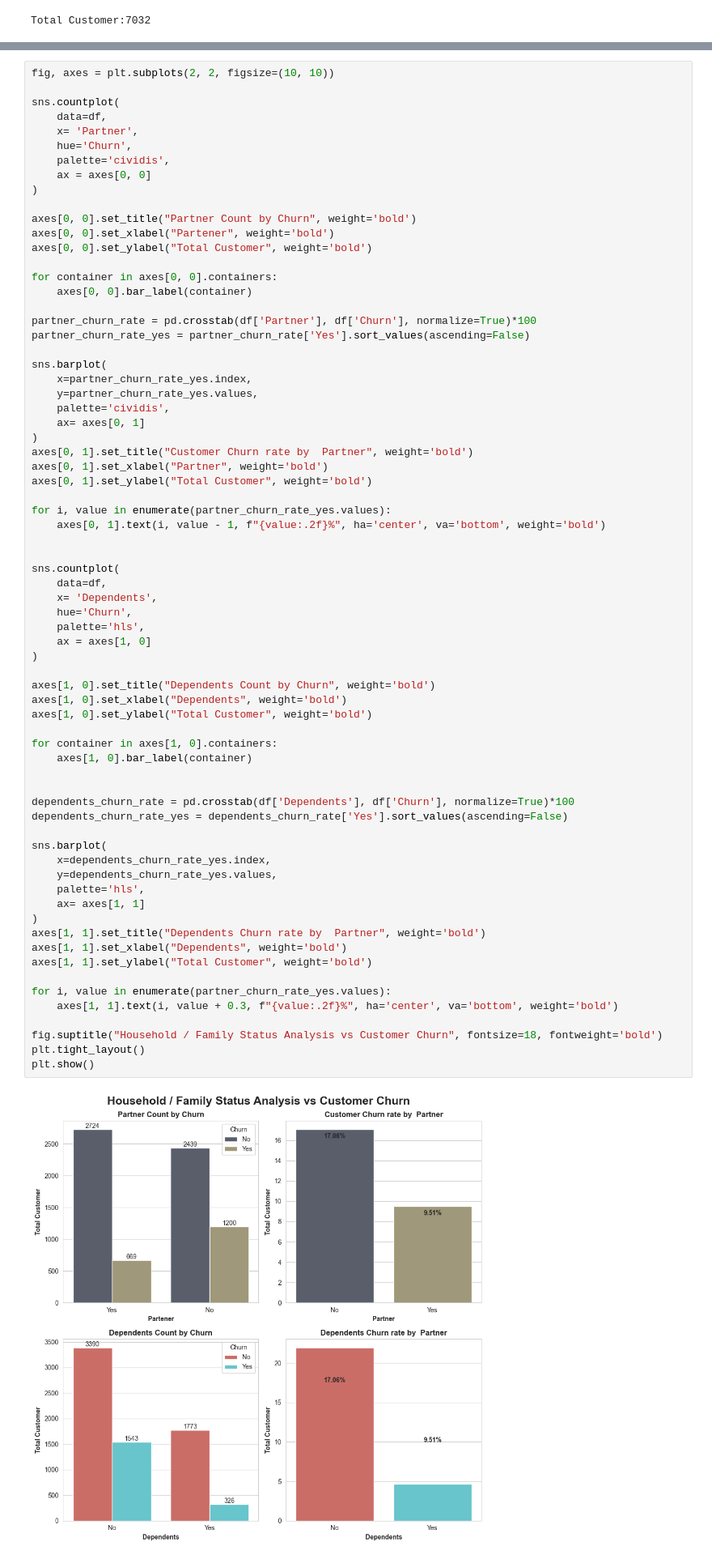
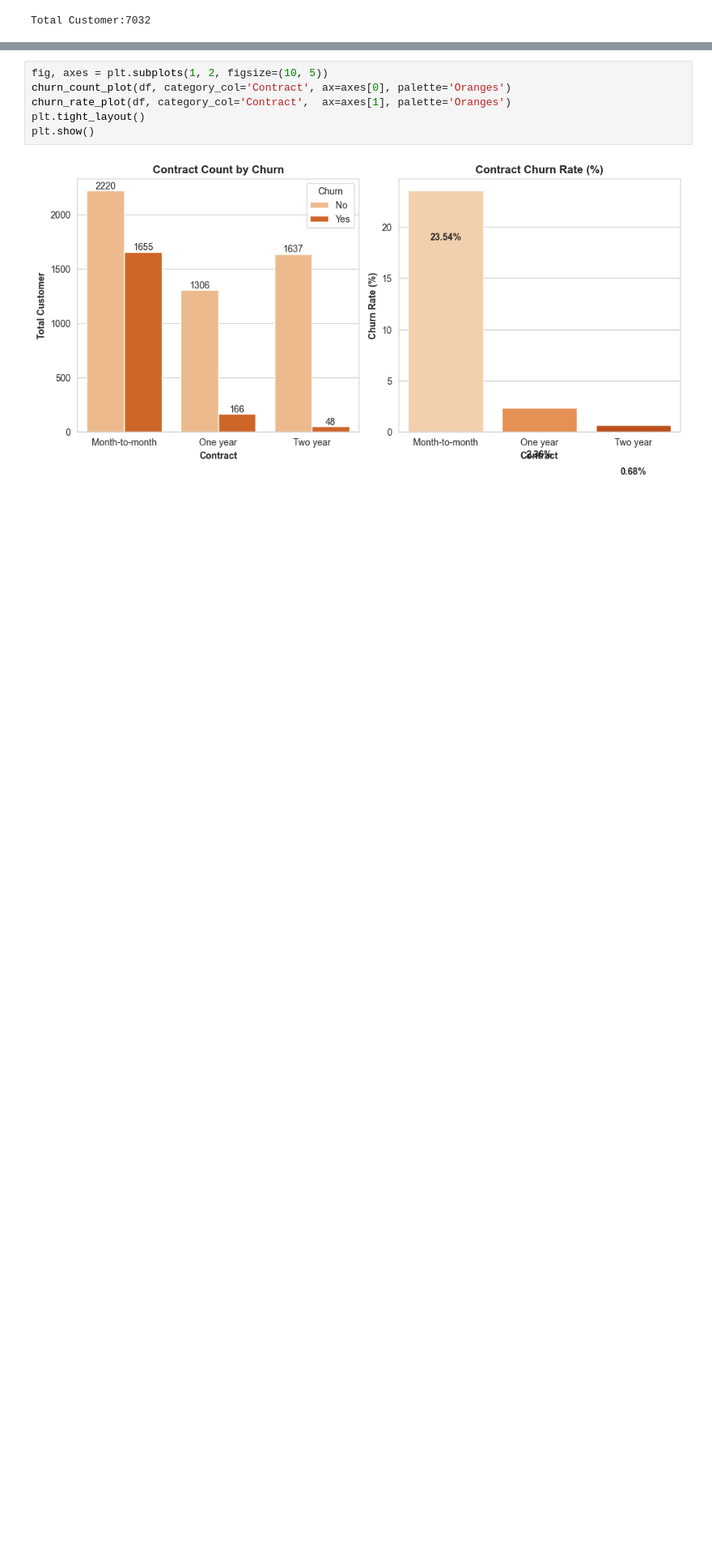
Before and after one commit to Md-Maruf-1727/customer-churn-prediction-ml, a Jupyter notebook: NoteBooks/03_eda_visualization.ipynb, the cells around one changed output, grey strips where cells are left out. Shown at 81% size. Saved outputs shown, nothing was run; the diff lists cells and outputs as text; blank space fills up the shorter version.

```diff
--- a/NoteBooks/03_eda_visualization.ipynb
+++ b/NoteBooks/03_eda_visualization.ipynb
@@ -98,75 +103,11 @@ Household / Family Status Analysis vs Customer Churn:
 # %%
-fig, axes = plt.subplots(2, 2, figsize=(10, 10))
-
-sns.countplot(
-    data=df,
-    x= 'Partner',
-    hue='Churn',
-    palette='cividis',
-    ax = axes[0, 0]
-)
-
-axes[0, 0].set_title("Partner Count by Churn", weight='bold')
-axes[0, 0].set_xlabel("Partener", weight='bold')
-axes[0, 0].set_ylabel("Total Customer", weight='bold')
-
-for container in axes[0, 0].containers:
-    axes[0, 0].bar_label(container)
-
-partner_churn_rate = pd.crosstab(df['Partner'], df['Churn'], normalize=True)*100
-partner_churn_rate_yes = partner_churn_rate['Yes'].sort_values(ascending=False)
-
-sns.barplot(
-    x=partner_churn_rate_yes.index,
-    y=partner_churn_rate_yes.values,
-    palette='cividis',
-    ax= axes[0, 1]
-)
-axes[0, 1].set_title("Customer Churn rate by  Partner", weight='bold')
-axes[0, 1].set_xlabel("Partner", weight='bold')
-axes[0, 1].set_ylabel("Total Customer", weight='bold')
-
-for i, value in enumerate(partner_churn_rate_yes.values):
-    axes[0, 1].text(i, value - 1, f"{value:.2f}%", ha='center', va='bottom', weight='bold')
-
-
-sns.countplot(
-    data=df,
-    x= 'Dependents',
-    hue='Churn',
-    palette='hls',
-    ax = axes[1, 0]
-)
-
-axes[1, 0].set_title("Dependents Count by Churn", weight='bold')
-axes[1, 0].set_xlabel("Dependents", weight='bold')
-axes[1, 0].set_ylabel("Total Customer", weight='bold')
-
-for container in axes[1, 0].containers:
-    axes[1, 0].bar_label(container)
-
-
-dependents_churn_rate = pd.crosstab(df['Dependents'], df['Churn'], normalize=True)*100
-dependents_churn_rate_yes = dependents_churn_rate['Yes'].sort_values(ascending=False)
-
-sns.barplot(
-    x=dependents_churn_rate_yes.index,
-    y=dependents_churn_rate_yes.values,
-    palette='hls',
-    ax= axes[1, 1]
-)
-axes[1, 1].set_title("Dependents Churn rate by  Partner", weight='bold')
-axes[1, 1].set_xlabel("Dependents", weight='bold')
-axes[1, 1].set_ylabel("Total Customer", weight='bold')
-
-for i, value in enumerate(partner_churn_rate_yes.values):
-    axes[1, 1].text(i, value + 0.3, f"{value:.2f}%", ha='center', va='bottom', weight='bold')
-
-fig.suptitle("Household / Family Status Analysis vs Customer Churn", fontsize=18, fontweight='bold')
+fig, axes = plt.subplots(1, 2, figsize=(10, 5))
+churn_count_plot(df, category_col='Contract', ax=axes[0], palette='Oranges')
+churn_rate_plot(df, category_col='Contract',  ax=axes[1], palette='Oranges')
 plt.tight_layout()
 plt.show()
 # %% [output]
-[figure, old version]
+[figure, new version]
 # %%
 fig, axes = plt.subplots(1, 2, figsize=(10, 5))
 
```
Also changed, not shown: parts of 1 cell of this notebook.
